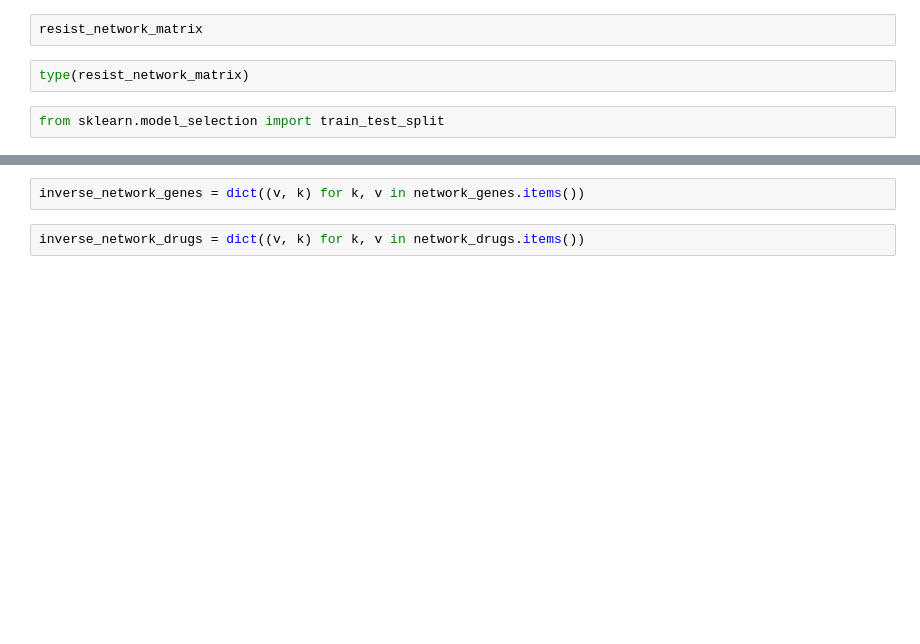
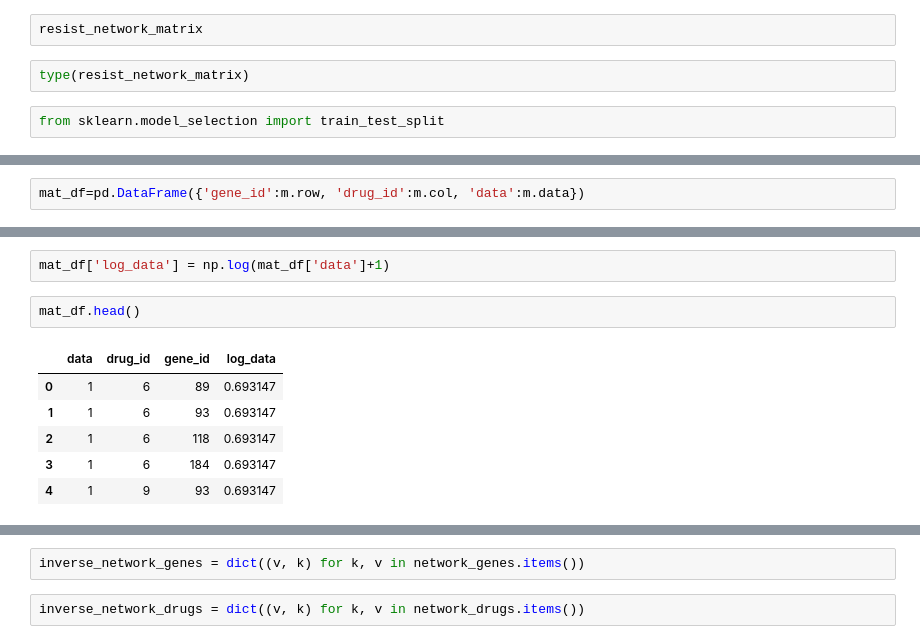
Before and after one commit to ayadlin/Capstone, a Jupyter notebook: Last_PrerRun.ipynb, the cells around one changed output, grey strips where cells are left out. Saved outputs shown, nothing was run; the diff lists cells and outputs as text; blank space fills up the shorter version.

```diff
--- a/Last_PrerRun.ipynb
+++ b/Last_PrerRun.ipynb
@@ -235,0 +346,2 @@ transformer.transform(X)
+# %%
+mat_df=pd.DataFrame({'gene_id':m.row, 'drug_id':m.col, 'data':m.data})
@@ -235,0 +357,11 @@ transformer.transform(X)
+# %%
+mat_df['log_data'] = np.log(mat_df['data']+1)
+# %%
+mat_df.head()
+# %% [output]
+|  | data | drug_id | gene_id | log_data |
+| 0 | 1 | 6 | 89 | 0.693147 |
+| 1 | 1 | 6 | 93 | 0.693147 |
+| 2 | 1 | 6 | 118 | 0.693147 |
+| 3 | 1 | 6 | 184 | 0.693147 |
+| 4 | 1 | 9 | 93 | 0.693147 |
```
Also changed, not shown: parts of 41 cells of this notebook, 4 other files.
